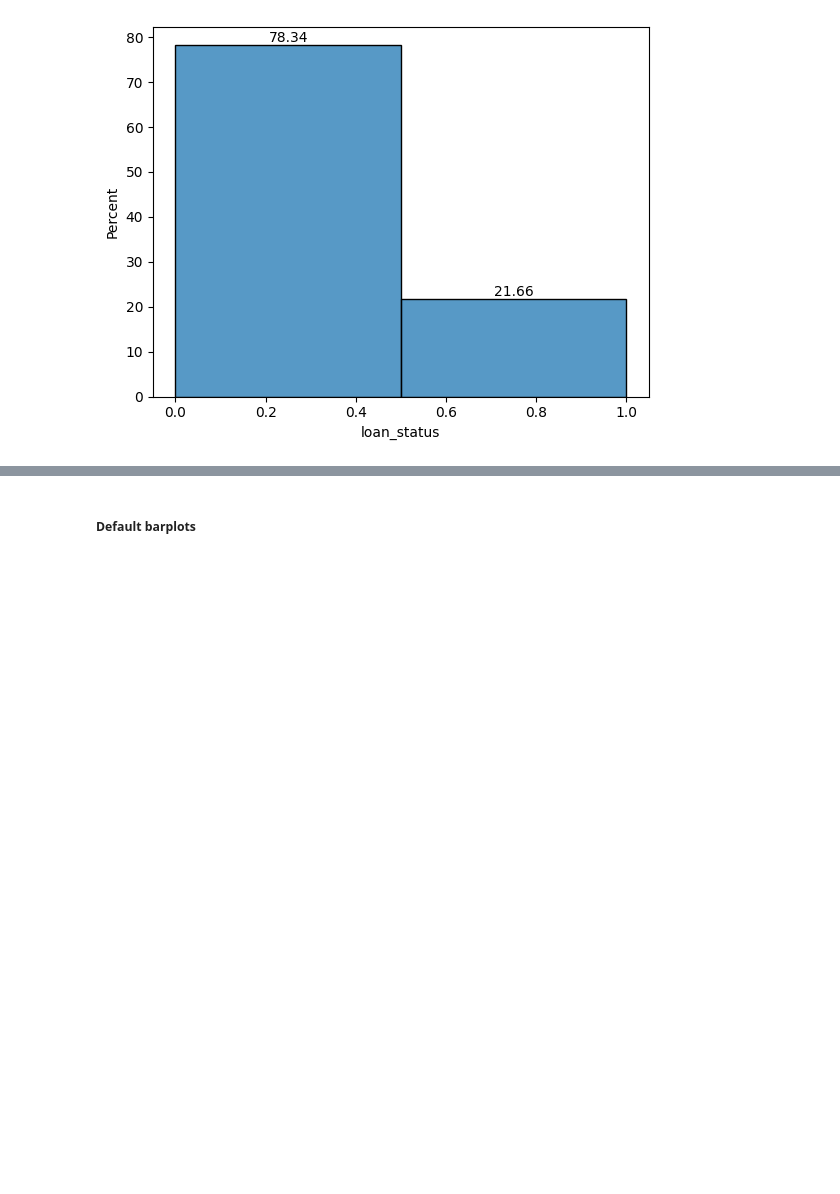
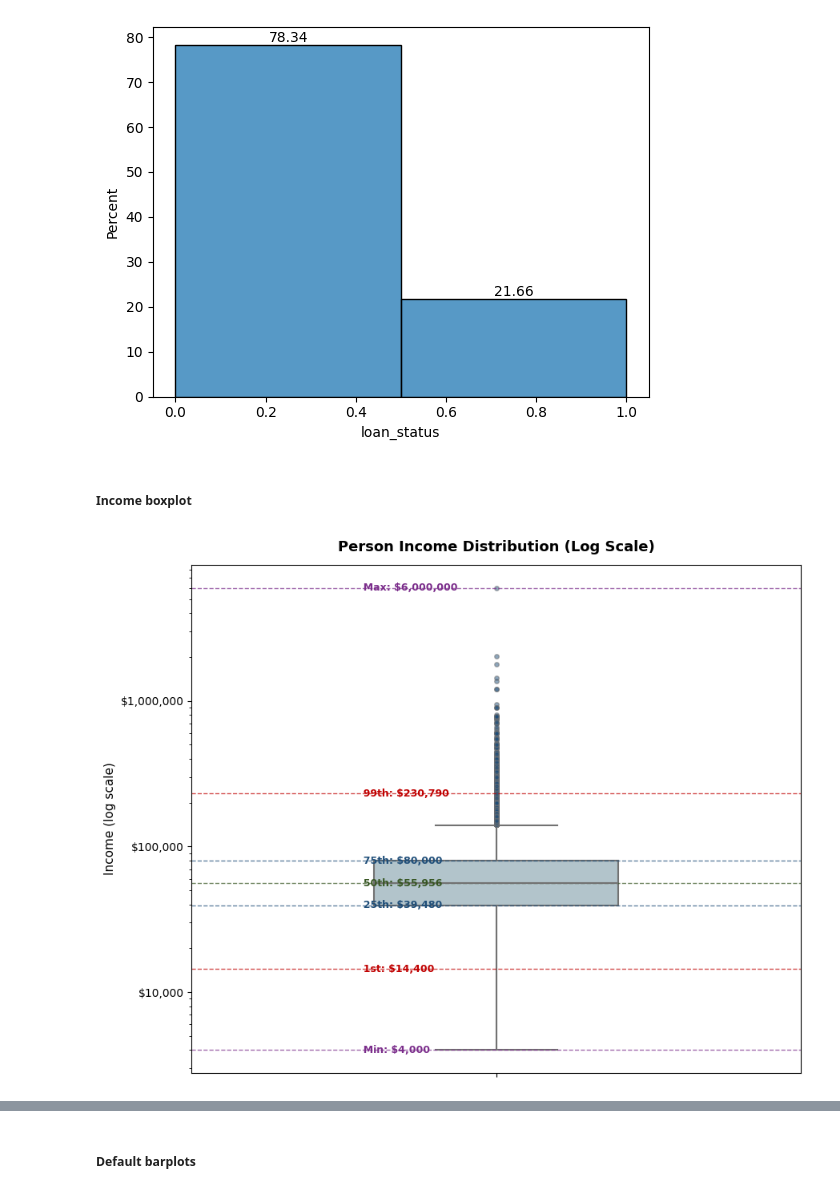
Before and after one commit to andre-bu-gitdev/O2_AI_for_Leaders_dx699, a Jupyter notebook: Milestone_4/M4 Functions.ipynb, the cells around one changed output, grey strips where cells are left out. Saved outputs shown, nothing was run; the diff lists cells and outputs as text; code cells hidden in the pictures; blank space fills up the shorter version.

```diff
--- a/Milestone_4/M4 Functions.ipynb
+++ b/Milestone_4/M4 Functions.ipynb
@@ -1162,3 +1164,7 @@ cc_risk_df = cc_risk_df.dropna(subset=['loan_int_rate','person_emp_length'])
+# %%
+
+cc_risk_df["loan_int_rate_integer"] = np.floor(cc_risk_df['loan_int_rate']).astype(int)
+#cc_risk_df["loan_int_rate_rounded"] = np.round(cc_risk_df['loan_int_rate']).astype(int)
 # %% [markdown]
 #### EDA
 # %% [markdown]
@@ -1219,3 +1229,58 @@ for container in ax.containers:
     ax.bar_label(container)
 # %% [output]
 [figure]
+# %% [markdown]
+##### Income boxplot
+# %%
+fig, ax = plt.subplots(figsize=(9, 7))
+sns.boxplot(data=cc_risk_df, y="person_income", ax=ax,
+            color="#AEC6CF", width=0.4, linewidth=1.5,
+            flierprops=dict(marker='o', markerfacecolor='#1F4E79', markersize=4, alpha=0.5))
+
+ax.set_yscale("log")
+ax.yaxis.set_major_formatter(plt.FuncFormatter(lambda x, _: f"${x:,.0f}"))
+
+# --- Percentile + min/max labels ---
+income = cc_risk_df["person_income"].dropna()
+
+percentiles = {
+    "Min":  income.min(),
+    "1st":  np.percentile(income, 1),
+    "25th": np.percentile(income, 25),
+    "50th": np.percentile(income, 50),
+    "75th": np.percentile(income, 75),
+    "99th": np.percentile(income, 99),
+    "Max":  income.max(),
+}
+
+colors = {
+    "Min":  "#7B2D8B",
+    "1st":  "#C00000",
+    "25th": "#1F4E79",
+    "50th": "#375623",
+    "75th": "#1F4E79",
+    "99th": "#C00000",
+    "Max":  "#7B2D8B",
+}
+
+for label, val in percentiles.items():
+    ax.axhline(y=val, linestyle="--", linewidth=1, color=colors[label], alpha=0.7)
+    ax.text(
+        x=0.27,
+        y=val,
+        s=f"  {label}: ${val:,.0f}",
+        va="center",
+        ha="left",
+        fontsize=9,
+        color=colors[label],
+        fontweight="bold",
+        transform=ax.get_yaxis_transform()
+    )
+
+ax.set_title("Person Income Distribution (Log Scale)", fontsize=13, fontweight="bold", pad=12)
+ax.set_ylabel("Income (log scale)", fontsize=11)
+ax.set_xlabel("")
+plt.tight_layout()
+plt.show()
+# %% [output]
+[figure, added]
```
Also changed, not shown: parts of 10 cells of this notebook.
